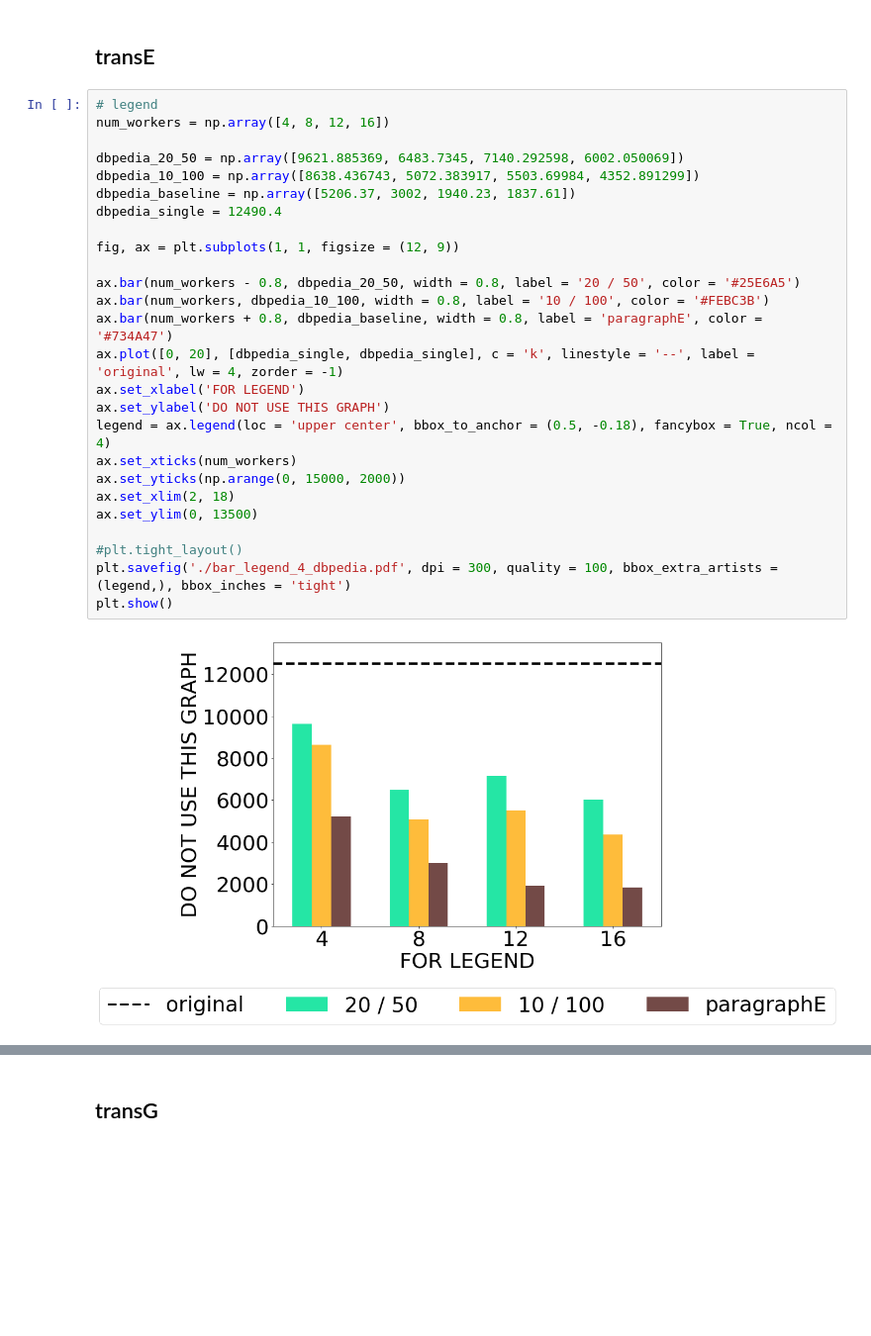
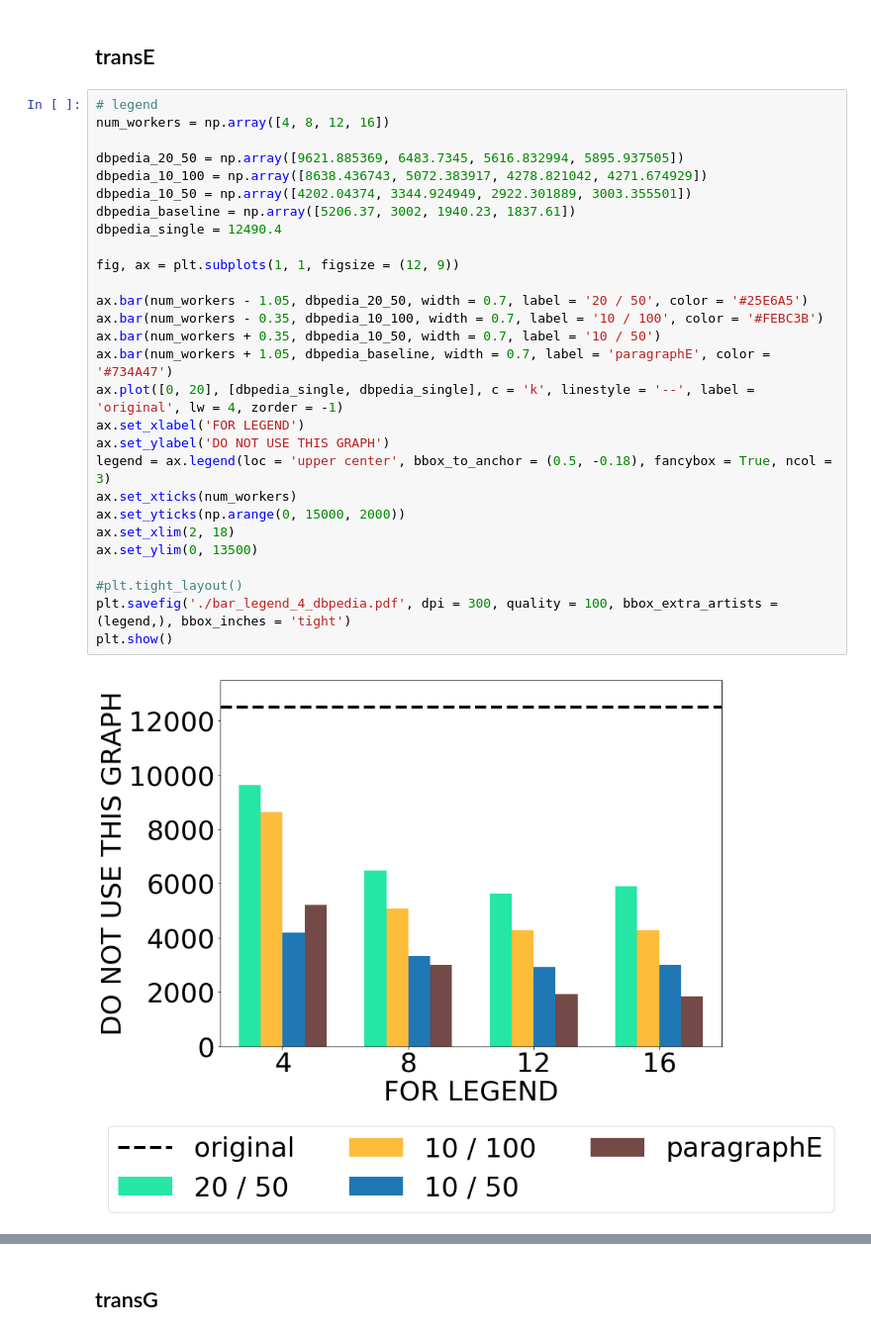
Before and after one commit to ahnjaewoo/Embedding, a Jupyter notebook: figures/figures - dbpedia.ipynb, the cells around one changed output, grey strips where cells are left out. Shown: that part at 99% size. Saved outputs shown, nothing was run; the diff lists cells and outputs as text; blank space fills up the shorter version.

```diff
--- a/figures/figures - dbpedia.ipynb
+++ b/figures/figures - dbpedia.ipynb
@@ -15,31 +15,33 @@ plt.rcParams["font.size"] = 36
 # %%
 # legend
 num_workers = np.array([4, 8, 12, 16])
 
-dbpedia_20_50 = np.array([9621.885369, 6483.7345, 7140.292598, 6002.050069])
-dbpedia_10_100 = np.array([8638.436743, 5072.383917, 5503.69984, 4352.891299])
+dbpedia_20_50 = np.array([9621.885369, 6483.7345, 5616.832994, 5895.937505])
+dbpedia_10_100 = np.array([8638.436743, 5072.383917, 4278.821042, 4271.674929])
+dbpedia_10_50 = np.array([4202.04374, 3344.924949, 2922.301889, 3003.355501])
 dbpedia_baseline = np.array([5206.37, 3002, 1940.23, 1837.61])
 dbpedia_single = 12490.4
 
 fig, ax = plt.subplots(1, 1, figsize = (12, 9))
 
-ax.bar(num_workers - 0.8, dbpedia_20_50, width = 0.8, label = '20 / 50', color = '#25E6A5')
-ax.bar(num_workers, dbpedia_10_100, width = 0.8, label = '10 / 100', color = '#FEBC3B')
-ax.bar(num_workers + 0.8, dbpedia_baseline, width = 0.8, label = 'paragraphE', color = '#734A47')
+ax.bar(num_workers - 1.05, dbpedia_20_50, width = 0.7, label = '20 / 50', color = '#25E6A5')
+ax.bar(num_workers - 0.35, dbpedia_10_100, width = 0.7, label = '10 / 100', color = '#FEBC3B')
+ax.bar(num_workers + 0.35, dbpedia_10_50, width = 0.7, label = '10 / 50')
+ax.bar(num_workers + 1.05, dbpedia_baseline, width = 0.7, label = 'paragraphE', color = '#734A47')
 ax.plot([0, 20], [dbpedia_single, dbpedia_single], c = 'k', linestyle = '--', label = 'original', lw = 4, zorder = -1)
 ax.set_xlabel('FOR LEGEND')
 ax.set_ylabel('DO NOT USE THIS GRAPH')
-legend = ax.legend(loc = 'upper center', bbox_to_anchor = (0.5, -0.18), fancybox = True, ncol = 4)
+legend = ax.legend(loc = 'upper center', bbox_to_anchor = (0.5, -0.18), fancybox = True, ncol = 3)
 ax.set_xticks(num_workers)
 ax.set_yticks(np.arange(0, 15000, 2000))
 ax.set_xlim(2, 18)
 ax.set_ylim(0, 13500)
 
 #plt.tight_layout()
 plt.savefig('./bar_legend_4_dbpedia.pdf', dpi = 300, quality = 100, bbox_extra_artists = (legend,), bbox_inches = 'tight')
 plt.show()
 # %% [output]
-[figure, old version]
+[figure, new version]
 # %%
 # train_time dbpedia
 num_workers = np.array([4, 8, 12, 16])
```
Also changed, not shown: parts of 9 cells of this notebook, 28 other files.
